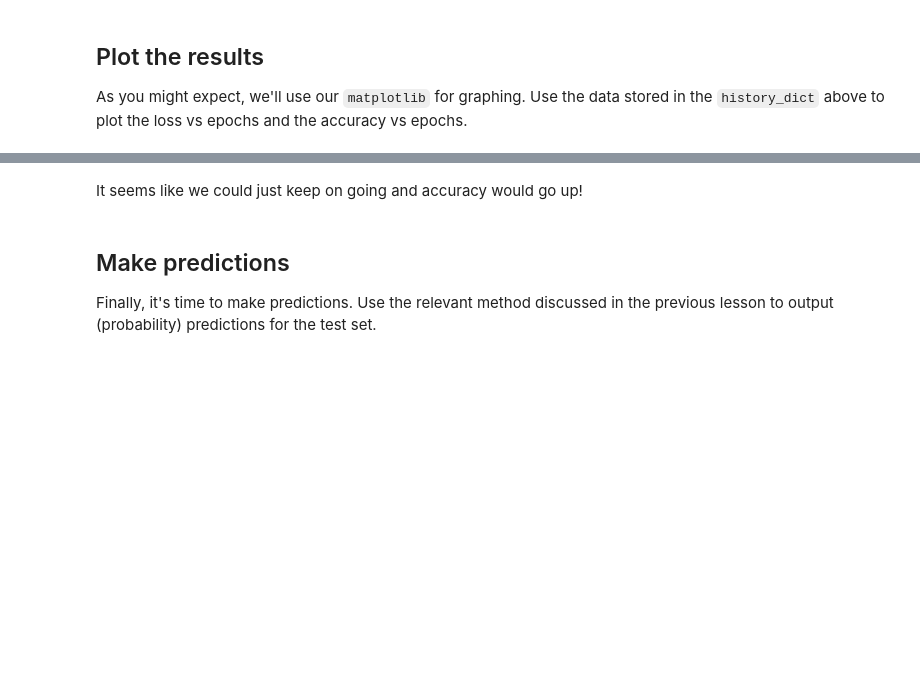
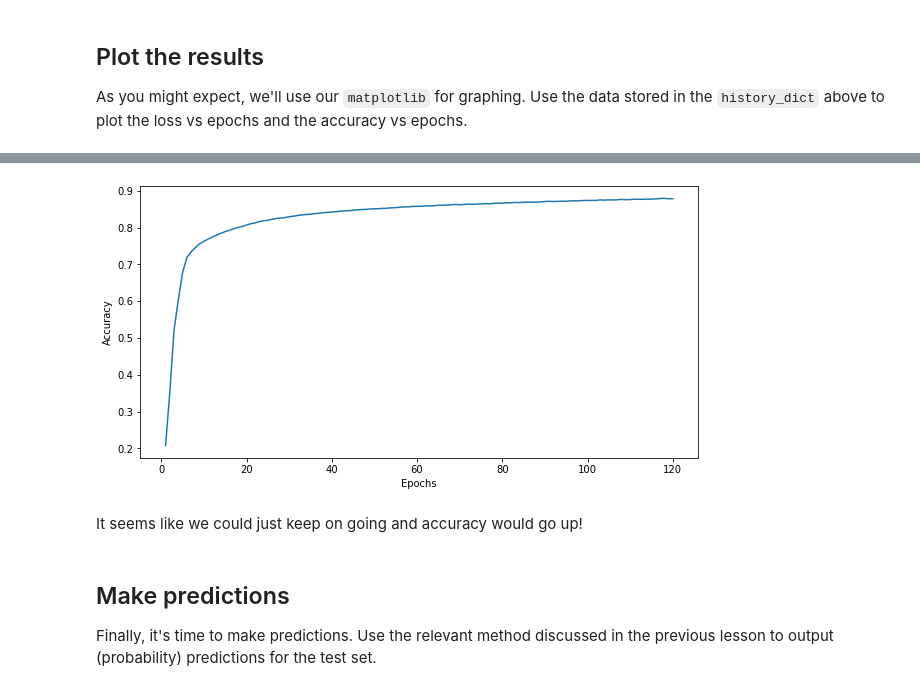
Before and after one commit to akaigraham/dsc-introduction-to-keras-lab, a Jupyter notebook: index.ipynb, the cells around one changed output, grey strips where cells are left out. Cells and saved outputs as stored; diff of their text form; code cells hidden in the pictures; blank space fills up the shorter version.

```diff
--- a/index.ipynb
+++ b/index.ipynb
@@ -230,3 +308,14 @@ As you might expect, we'll use our `matplotlib` for graphing. Use the data store
+# %%
+# Plot the training accuracy vs the number of epochs
+accuracy_vals = history_dict['accuracy']
+epochs = range(1, len(history_dict['accuracy']) + 1)
+plt.figure(figsize=(10, 5))
+plt.plot(epochs, accuracy_vals)
+plt.xlabel('Epochs')
+plt.ylabel('Accuracy')
+plt.show()
+# %% [output]
+[figure, added]
 # %% [markdown]
 It seems like we could just keep on going and accuracy would go up!
 # %% [markdown]
```
Also changed, not shown: parts of 15 cells of this notebook.
